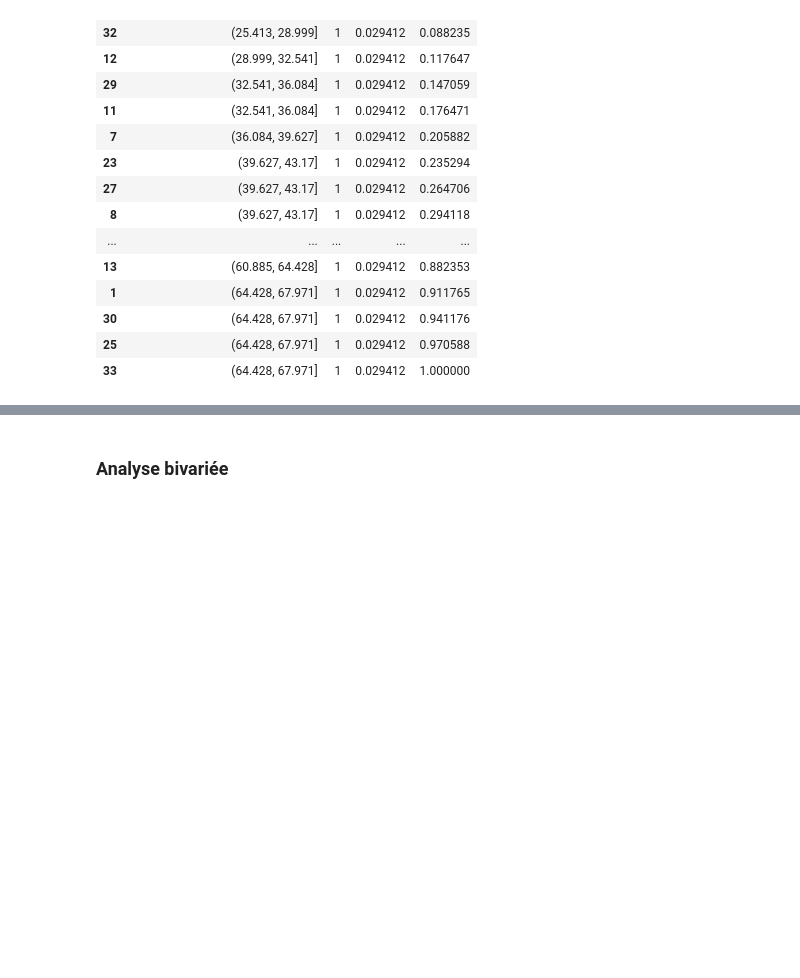
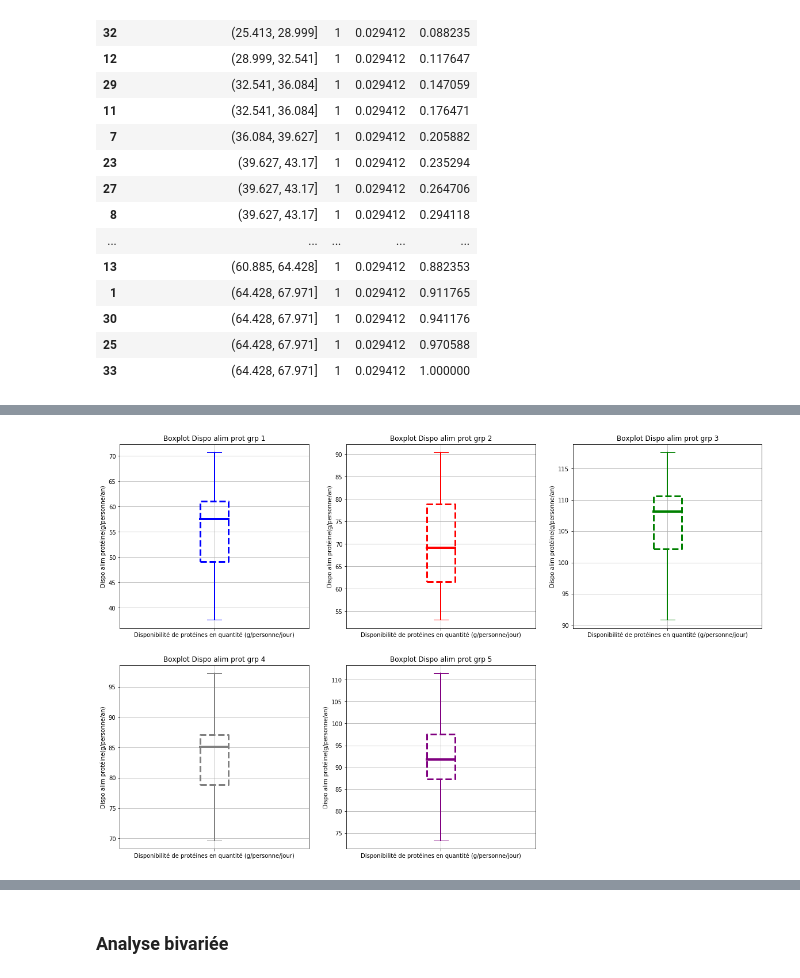
Before and after one commit to Silvock/project_5_prod_market_study, a Jupyter notebook: notebook/Exercice5.ipynb, the cells around one changed output, grey strips where cells are left out. Cells and saved outputs as stored; diff of their text form; code cells hidden in the pictures; blank space fills up the shorter version.

```diff
--- a/notebook/Exercice5.ipynb
+++ b/notebook/Exercice5.ipynb
@@ -1612,0 +1678,89 @@ Variable Proportion de protéines d'origine animale par rapport à la quantité
+# %%
+figure = plt.figure(figsize=(20,20))
+plt.tight_layout()
+plot_df_groupe1= plt.subplot(3,3,1)
+BoxplotElements = df_groupe1.boxplot(column='Disponibilité de protéines en quantité (g/personne/jour)', showfliers=False,return_type='dict')
+plot_df_groupe1.set_title('Boxplot Dispo alim prot grp 1')
+plot_df_groupe1.set_ylabel('Dispo alim protéine(g/personne/an)')
+for element in BoxplotElements['medians']:
+    element.set_color('blue')
+    element.set_linewidth(4)
+for element in BoxplotElements['boxes']:
+    element.set_color('blue')
+    element.set_linewidth(3)
+    element.set_linestyle('dashed')
+for element in BoxplotElements['whiskers']:
+    element.set_color('blue')
+    element.set_linewidth(2)
+for element in BoxplotElements['caps']:
+    element.set_color('blue')
+
+plot_df_groupe2= plt.subplot(3,3,2)
+BoxplotElements = df_groupe2.boxplot(column='Disponibilité de protéines en quantité (g/personne/jour)', showfliers=False,return_type='dict')
+plot_df_groupe2.set_title('Boxplot Dispo alim prot grp 2')
+plot_df_groupe2.set_ylabel('Dispo alim protéine(g/personne/an)')
+for element in BoxplotElements['medians']:
+    element.set_color('red')
+    element.set_linewidth(4)
+for element in BoxplotElements['boxes']:
+    element.set_color('red')
+    element.set_linewidth(3)
+    element.set_linestyle('dashed')
+for element in BoxplotElements['whiskers']:
+    element.set_color('red')
+    element.set_linewidth(2)
+for element in BoxplotElements['caps']:
+    element.set_color('red')
+
+plot_df_groupe3= plt.subplot(3,3,3)
+BoxplotElements = df_groupe3.boxplot(column='Disponibilité de protéines en quantité (g/personne/jour)', showfliers=False,return_type='dict')
+plot_df_groupe3.set_title('Boxplot Dispo alim prot grp 3')
+plot_df_groupe3.set_ylabel('Dispo alim protéine(g/personne/an)')
+for element in BoxplotElements['medians']:
+    element.set_color('green')
+    element.set_linewidth(4)
+for element in BoxplotElements['boxes']:
+    element.set_color('green')
+    element.set_linewidth(3)
+    element.set_linestyle('dashed')
+for element in BoxplotElements['whiskers']:
+    element.set_color('green')
+    element.set_linewidth(2)
+for element in BoxplotElements['caps']:
+    element.set_color('green')
+
+plot_df_groupe4= plt.subplot(3,3,4)
+BoxplotElements = df_groupe4.boxplot(column='Disponibilité de protéines en quantité (g/personne/jour)', showfliers=False,return_type='dict')
+plot_df_groupe4.set_title('Boxplot Dispo alim prot grp 4')
+plot_df_groupe4.set_ylabel('Dispo alim protéine(g/personne/an)')
+for element in BoxplotElements['medians']:
+    element.set_color('grey')
+    element.set_linewidth(4)
+for element in BoxplotElements['boxes']:
+    element.set_color('grey')
+    element.set_linewidth(3)
+    element.set_linestyle('dashed')
+for element in BoxplotElements['whiskers']:
+    element.set_color('grey')
+    element.set_linewidth(2)
+for element in BoxplotElements['caps']:
+    element.set_color('grey')
+
+plot_df_groupe5= plt.subplot(3,3,5)
+BoxplotElements = df_groupe5.boxplot(column='Disponibilité de protéines en quantité (g/personne/jour)', showfliers=False,return_type='dict')
+plot_df_groupe5.set_title('Boxplot Dispo alim prot grp 5')
+plot_df_groupe5.set_ylabel('Dispo alim protéine(g/personne/an)')
+for element in BoxplotElements['medians']:
+    element.set_color('purple')
+    element.set_linewidth(4)
+for element in BoxplotElements['boxes']:
+    element.set_color('purple')
+    element.set_linewidth(3)
+    element.set_linestyle('dashed')
+for element in BoxplotElements['whiskers']:
+    element.set_color('purple')
+    element.set_linewidth(2)
+for element in BoxplotElements['caps']:
+    element.set_color('purple')
+# %% [output]
+[figure, added]
```
Also changed, not shown: parts of 53 cells of this notebook, 1 other file.
